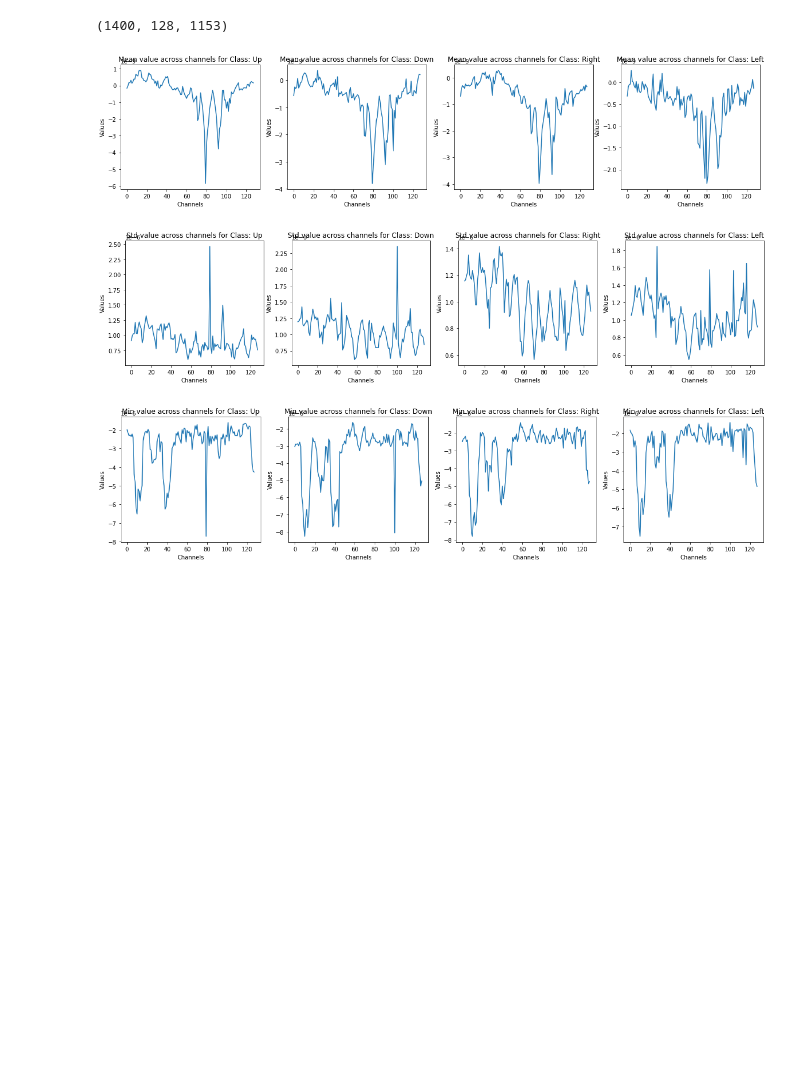
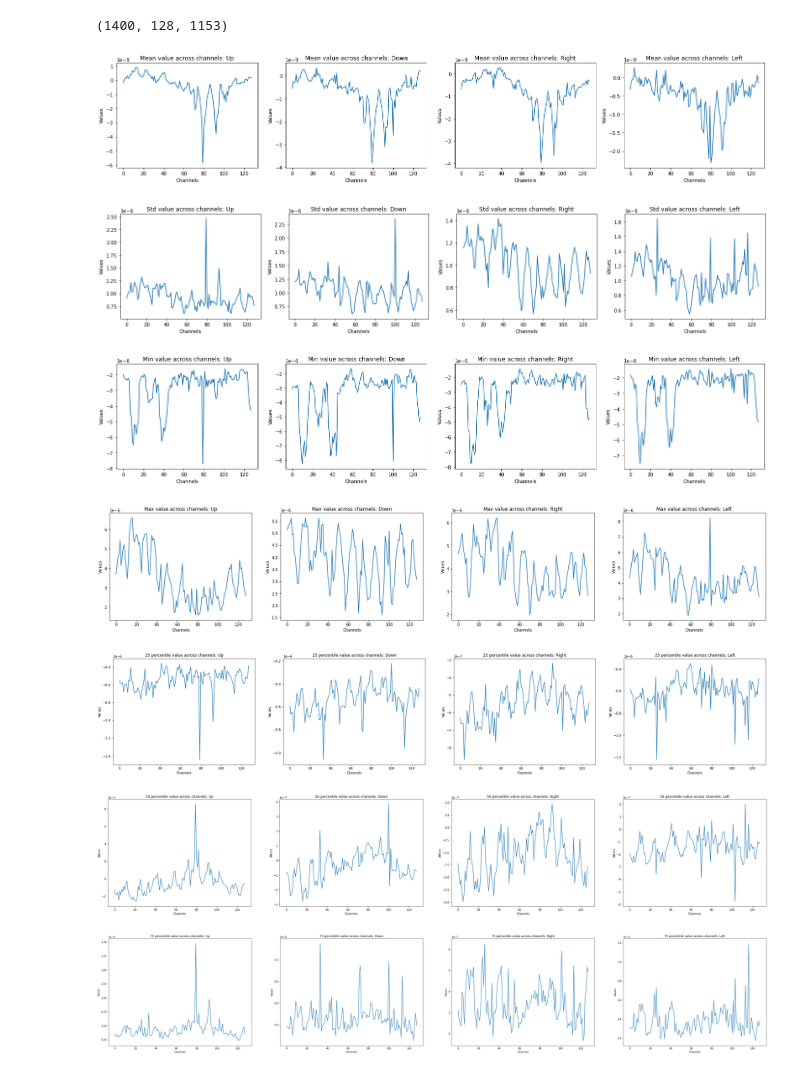
Before and after one commit to carankt/synthetic_telepathy, a Jupyter notebook: Statistical_Analysis.ipynb, the cells around one changed output. Cells and saved outputs as stored; diff of their text form; code cells hidden in the pictures; blank space fills up the shorter version.

```diff
--- a/Statistical_Analysis.ipynb
+++ b/Statistical_Analysis.ipynb
@@ -21,42 +21,79 @@ for i in range(1,5):
 # %%
 class_data_stats = []
 df_stats = []
 for k in range(0, len(sorted_data)):
     data = sorted_data[k]
     #df_stats = pd.DataFrame()
     df_stats.append(pd.DataFrame(data.mean(axis = 0)).transpose().describe()) #
 
 
 ## Plot the Mean Values for each channel
 n = 4 # play with this and figsize to get better images
-fig, axs = plt.subplots(nrows=1, ncols=4, figsize=(5*n, n))
+fig, axs = plt.subplots(nrows=1, ncols=4, figsize=(6*n, n))
 for i in range(0,4):
     axs[i].plot(range(0, 128), df_stats[i].iloc[1, :])
-    axs[i].set_title('Mean value across channels for Class: {}'.format(labels[i]))
+    axs[i].set_title('Mean value across channels: {}'.format(labels[i]))
     axs[i].set_xlabel('Channels')
     axs[i].set_ylabel('Values')
 
 
 n = 4 # play with this and figsize to get better images
-fig, axs = plt.subplots(nrows=1, ncols=4, figsize=(5*n, n))
+fig, axs = plt.subplots(nrows=1, ncols=4, figsize=(6*n, n))
 for i in range(0,4):
     axs[i].plot(range(0, 128), df_stats[i].iloc[2, :])
-    axs[i].set_title('Std value across channels for Class: {}'.format(labels[i]))
+    axs[i].set_title('Std value across channels: {}'.format(labels[i]))
     axs[i].set_xlabel('Channels')
     axs[i].set_ylabel('Values')
 
 
 n = 4 # play with this and figsize to get better images
-fig, axs = plt.subplots(nrows=1, ncols=4, figsize=(5*n, n))
+fig, axs = plt.subplots(nrows=1, ncols=4, figsize=(6*n, n))
 for i in range(0,4):
     axs[i].plot(range(0, 128), df_stats[i].iloc[3, :])
-    axs[i].set_title('Min value across channels for Class: {}'.format(labels[i]))
+    axs[i].set_title('Min value across channels: {}'.format(labels[i]))
     axs[i].set_xlabel('Channels')
     axs[i].set_ylabel('Values')
+
+n = 5 # play with this and figsize to get better images
+fig, axs = plt.subplots(nrows=1, ncols=4, figsize=(6*n, n))
+for i in range(0,4):
+    axs[i].plot(range(0, 128), df_stats[i].iloc[7, :])
+    axs[i].set_title('Max value across channels: {}'.format(labels[i]))
+    axs[i].set_xlabel('Channels')
+    axs[i].set_ylabel('Values')
+
+n = 6 # play with this and figsize to get better images
+fig, axs = plt.subplots(nrows=1, ncols=4, figsize=(6*n, n))
+for i in range(0,4):
+    axs[i].plot(range(0, 128), df_stats[i].iloc[4, :])
+    axs[i].set_title('25 percentile value across channels: {}'.format(labels[i]))
+    axs[i].set_xlabel('Channels')
+    axs[i].set_ylabel('Values')
+
+
+n = 7 # play with this and figsize to get better images
+fig, axs = plt.subplots(nrows=1, ncols=4, figsize=(6*n, n))
+for i in range(0,4):
+    axs[i].plot(range(0, 128), df_stats[i].iloc[5, :])
+    axs[i].set_title('50 percentile value across channels: {}'.format(labels[i]))
+    axs[i].set_xlabel('Channels')
+    axs[i].set_ylabel('Values')
+
+n = 8 # play with this and figsize to get better images
+fig, axs = plt.subplots(nrows=1, ncols=4, figsize=(6*n, n))
+for i in range(0,4):
+    axs[i].plot(range(0, 128), df_stats[i].iloc[6, :])
+    axs[i].set_title('75 percentile value across channels: {}'.format(labels[i]))
+    axs[i].set_xlabel('Channels')
+    axs[i].set_ylabel('Values')
 # %% [output]
-[figure, old version]
+[figure, new version]
-[figure, old version]
+[figure, new version]
-[figure, old version]
+[figure, new version]
+[figure, added]
+[figure, added]
+[figure, added]
+[figure, added]
 # %%
 #df_stats = pd.DataFrame()
 df_stats[0]
```
Also changed, not shown: parts of 2 cells of this notebook, 1 other file.
